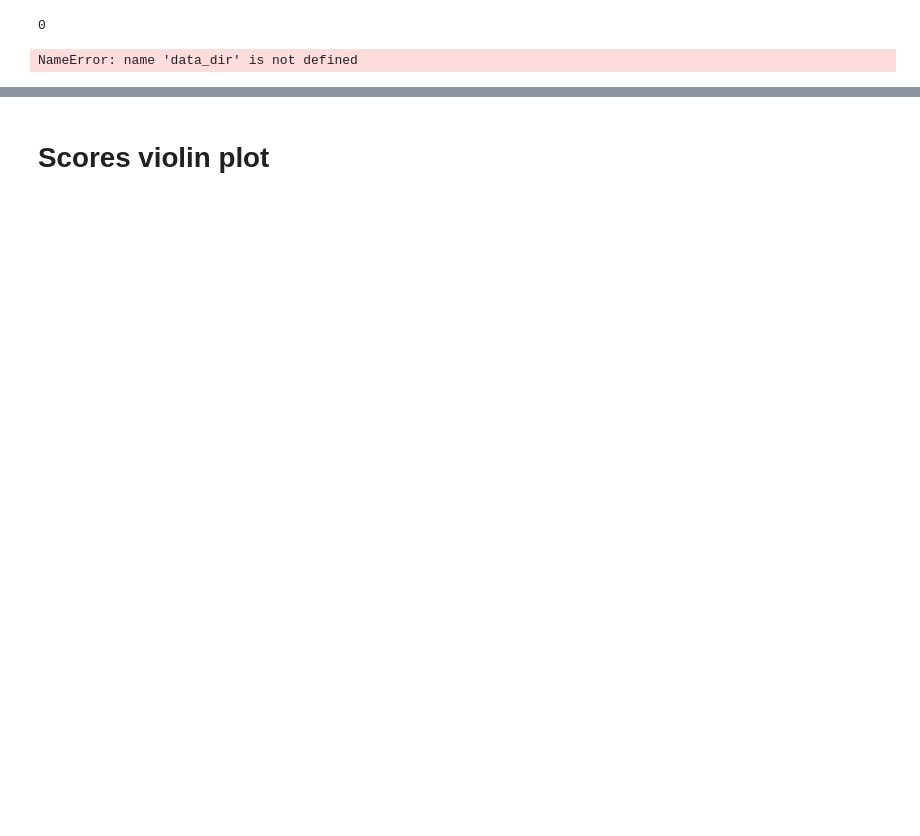
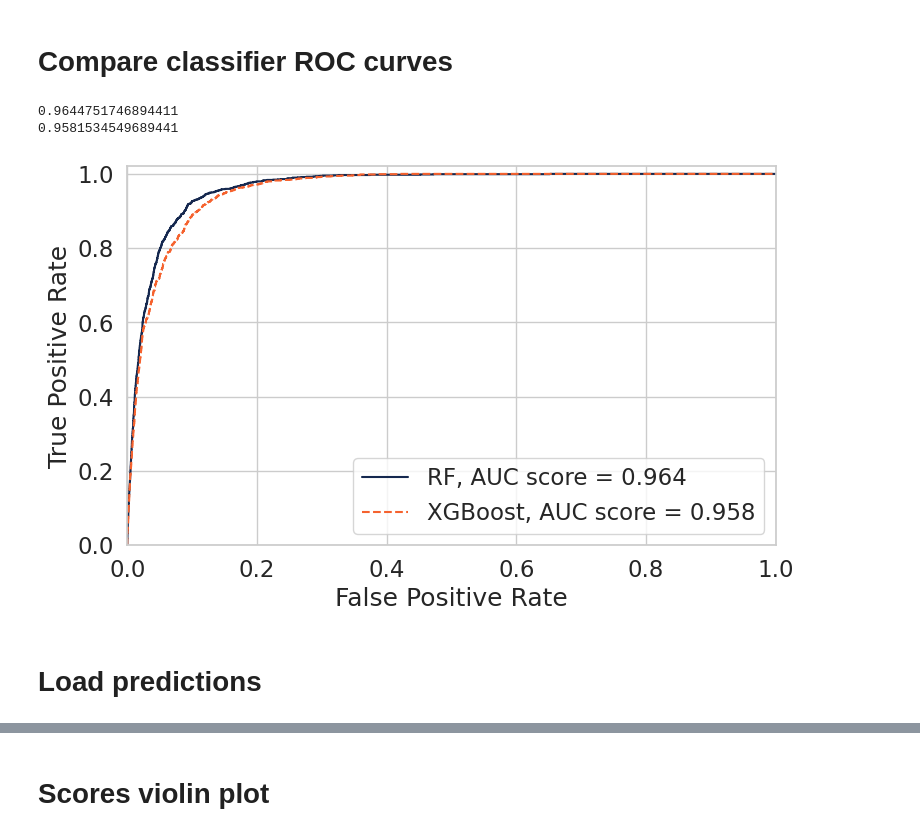
Before and after one commit to b-biswas/ltcurveMCMC, a Jupyter notebook: notebooks/eval_results.ipynb, the cells around one changed output, grey strips where cells are left out. Saved outputs shown, nothing was run; the diff lists cells and outputs as text; code cells hidden in the pictures; blank space fills up the shorter version.

```diff
--- a/notebooks/eval_results.ipynb
+++ b/notebooks/eval_results.ipynb
@@ -18,34 +10,0 @@ df_phot = Table.read(train_data_phot_path, format='fits').to_pandas()
-# %%
-features_df = []
-
-for file_num in range(45):
-    print(file_num)
-
-    trained_features = pd.read_pickle(os.path.join(data_dir, "train", f"train_{file_num}_data.pkl"))
-
-    for index, row in trained_features.iterrows():
-
-        current_obj_df = {}
-        norm_fact = np.array([row['norm_factor']]*2000)
-
-        features = np.concatenate((row['MCMC_samples_kn'], np.expand_dims(np.mean(row['data-likelihood']['data_value'], axis=2), 2)), axis=2).reshape((2000, 7))
-
-        for band_num, band in enumerate(['g', 'r']):
-            for coeff_num in range(3):
-                current_obj_df[f"{band}coeff{coeff_num}"] = features[:, band_num*3+coeff_num]
-        current_obj_df["likelihood"] = features[:, 6]
-
-        current_obj_df["g_norm"] = norm_fact[:, 0]
-        current_obj_df["r_norm"] = norm_fact[:, 1]
-
-        current_obj_df=pd.DataFrame(current_obj_df)
-
-        event_type = df_head[row['SNID']==df_head["SNID"]]["SNTYPE"].values[0]
-
-        if event_type in [149, 150]:
-            current_obj_df["type"]=1
-
-        features_df.append(current_obj_df)
-# %% [output]
-0
-NameError: name 'data_dir' is not defined
@@ -53,0 +11,2 @@ features_df = pd.concat(features_df, ignore_index=True)
+# %% [markdown]
+# Compare classifier ROC curves
@@ -53,0 +15,37 @@ features_df = pd.concat(features_df, ignore_index=True)
+# %%
+#create ROC curve
+sns.set(font_scale=1.5)
+sns.set_style("whitegrid")
+plt.figure(figsize=(8,5))
+
+
+colors = ["#15284F", '#F5622E', "#3C8DFF"]
+ls = ["-", "--", ":"]
+
+for num, classifier in enumerate(['RF', 'XGBoost']):
+    predicted_scores = pd.read_pickle(os.path.join(get_data_dir_path(), f"test_predicted_scores_{classifier}.pkl"))
+
+    result = predicted_scores.groupby(['SNID'], as_index=False).agg(
+                      {'KNe_prob':['mean','std'],'SNTYPE':'first'})
+
+    result.columns = ["SNID", "KNe_prob_mean", "KNe_prob_std", "SNTYPE"]
+
+    auc = metrics.roc_auc_score(y_true=result["SNTYPE"], y_score=result["KNe_prob_mean"])
+    print(auc)
+    fpr, tpr, thresholds = metrics.roc_curve(y_true=result["SNTYPE"], y_score=result["KNe_prob_mean"])
+    plt.plot(fpr,tpr,label=classifier + ", AUC score = {:.3f}".format(auc), color=colors[num], ls=ls[num])
+
+plt.ylabel('True Positive Rate')
+plt.xlabel('False Positive Rate')
+plt.ylim([0, 1.02])
+plt.xlim([0, 1])
+plt.legend(loc='lower right')
+plt.tight_layout()
+plt.savefig(os.path.join(get_data_dir_path(), "ROC"))
+plt.show()
+# %% [output]
+0.9644751746894411
+0.9581534549689441
+[figure, added]
+# %% [markdown]
+# Load predictions
```
Also changed, not shown: parts of 27 cells of this notebook, 1 other file.
